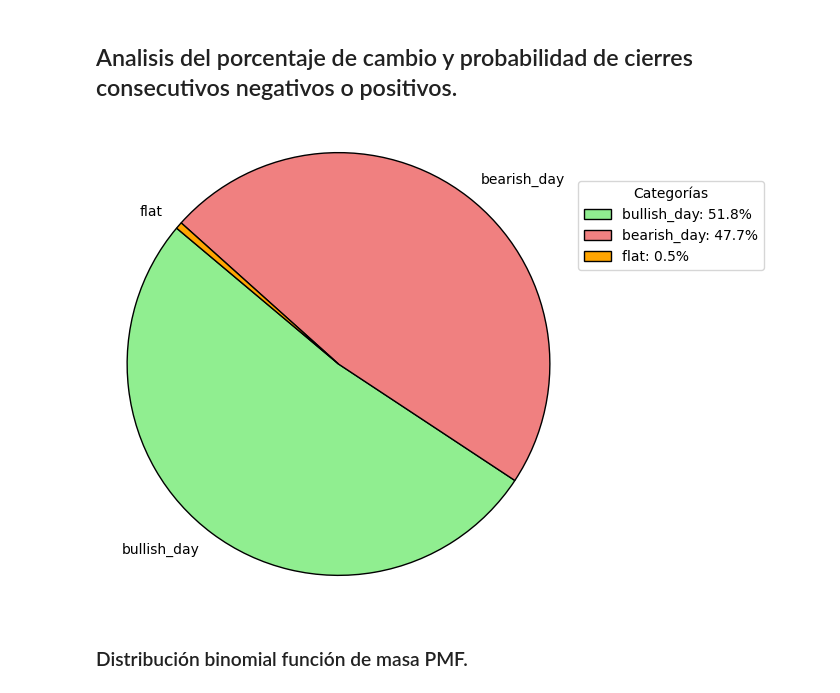
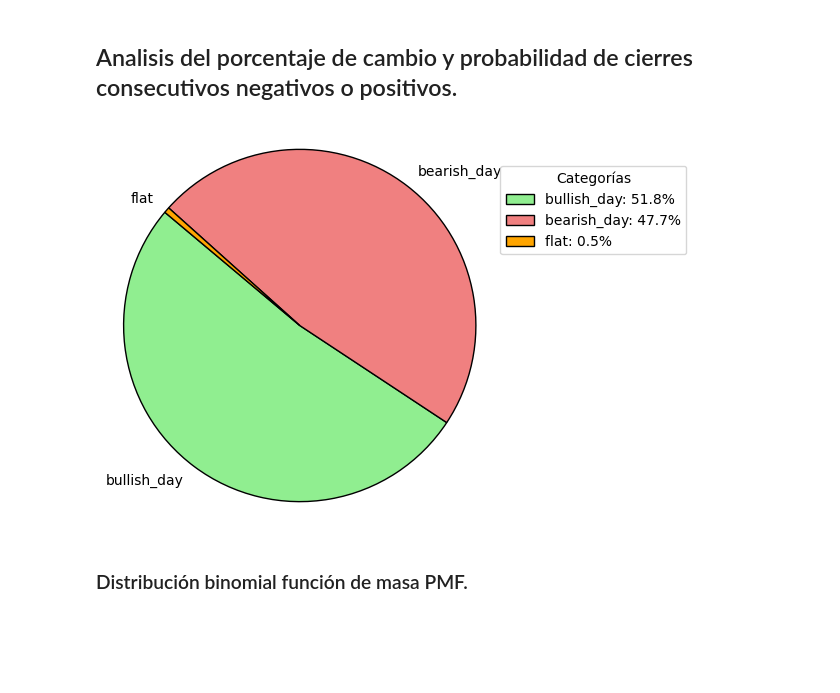
Before and after one commit to Arnaud-Chafai/EDA-CL, a Jupyter notebook: CL_EDA.ipynb, the cells around one changed output. Saved outputs shown, nothing was run; the diff lists cells and outputs as text; code cells hidden in the pictures; blank space fills up the shorter version.

```diff
--- a/CL_EDA.ipynb
+++ b/CL_EDA.ipynb
@@ -1686,25 +1686,25 @@ sns.lineplot(data=df, x="Date", y="inventario_final_semanal")
 # %%
 # Definir los colores.
 colors = ['lightgreen', 'lightcoral', 'orange']
 
 # Obtener los valores y etiquetas
 k = df["bullish_bearish_day"].value_counts()
 labels = k.index
 # Calcular los porcentajes
 porcentajes = 100 * k / k.sum()
 
 # Crear las etiquetas con los porcentajes
 labels_with_percentages = [f'{label}: {pct:.1f}%' for label, pct in zip(labels, porcentajes)]
-plt.figure(figsize=(6,6))
+plt.figure(figsize=(5,5))
 # Crear el gráfico de pastel con colores personalizados y bordes negros
 plt.pie(k, labels=labels, startangle=140,
         colors=colors, wedgeprops={'edgecolor': 'black'})  # Colores pastel y bordes negros
 
 plt.legend(labels_with_percentages, loc='center left', bbox_to_anchor=(1, 0.8), title="Categorías")
 plt.axis('equal')
 plt.show()
 # %% [output]
-[figure, old version]
+[figure, new version]
 # %% [markdown]
 ### Distribución binomial  función de masa PMF.
 # %%
```
Also changed, not shown: 3 other files.
